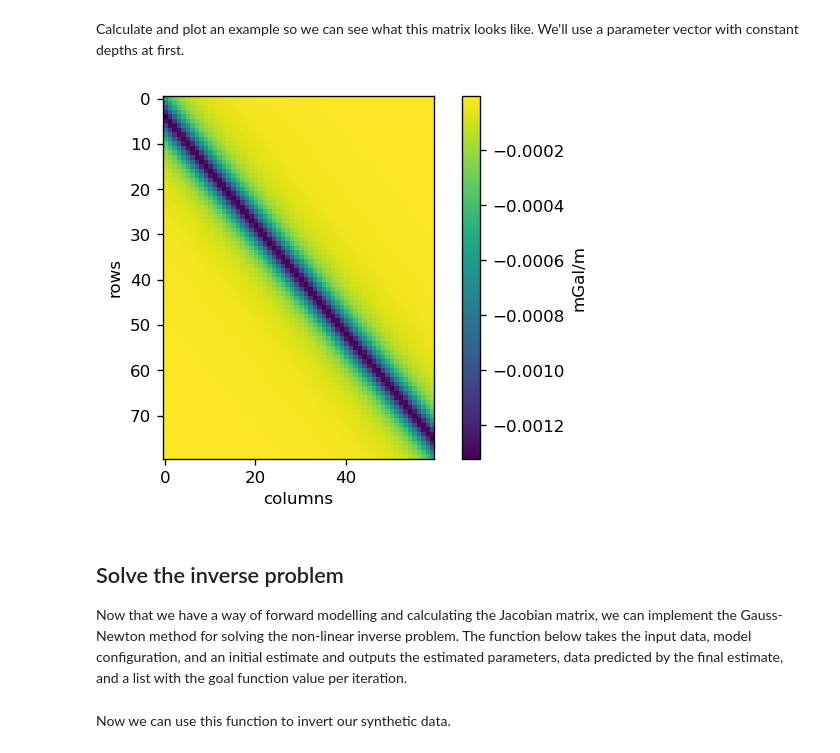
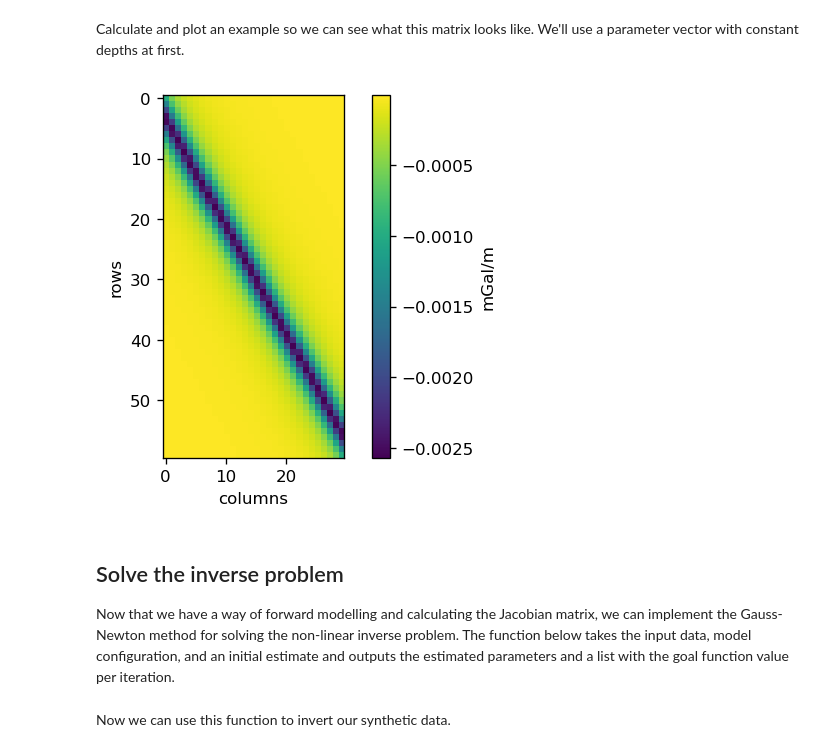
Before and after one commit to compgeolab/2020-aachen-inverse-problems, a Jupyter notebook: gravity-inversion-solution.ipynb, the cells around one changed output. Saved outputs shown, nothing was run; the diff lists cells and outputs as text; code cells hidden in the pictures.

```diff
--- a/gravity-inversion-solution.ipynb
+++ b/gravity-inversion-solution.ipynb
@@ -61,7 +60,7 @@ cc.plot_prisms(depths, basin_boundaries)
 # %% [markdown]
 Forward model some gravity data at a set of locations.
 # %%
-x = np.linspace(-5e3, 105e3, 80)
+x = np.linspace(-5e3, 105e3, 60)
 density = -300  # kg/m³
 data = cc.forward_model(depths, basin_boundaries, density, x)
 
@@ -98,22 +97,22 @@ def make_jacobian(parameters, basin_boundaries, density, x):
 # %% [markdown]
 Calculate and plot an example so we can see what this matrix looks like. We'll use a parameter vector with constant depths at first.
 # %%
-parameters = np.zeros(60) + 5000
+parameters = np.zeros(30) + 5000
 
 jacobian = make_jacobian(parameters, basin_boundaries, density, x)
 
 plt.figure()
 plt.imshow(jacobian)
 plt.colorbar(label="mGal/m")
 plt.xlabel("columns")
 plt.ylabel("rows")
 plt.show()
 # %% [output]
-[figure, old version]
+[figure, new version]
 # %% [markdown]
 ## Solve the inverse problem
 
-Now that we have a way of forward modelling and calculating the Jacobian matrix, we can implement the Gauss-Newton method for solving the non-linear inverse problem. The function below takes the input data, model configuration, and an initial estimate and outputs the estimated parameters, data predicted by the final estimate, and a list with the goal function value per iteration.
+Now that we have a way of forward modelling and calculating the Jacobian matrix, we can implement the Gauss-Newton method for solving the non-linear inverse problem. The function below takes the input data, model configuration, and an initial estimate and outputs the estimated parameters and a list with the goal function value per iteration.
 # %%
 def basin2d_inversion(x, data, basin_boundaries, density, initial, max_iterations=10):
     """
```
Also changed, not shown: parts of 50 cells of this notebook, 1 other file.
